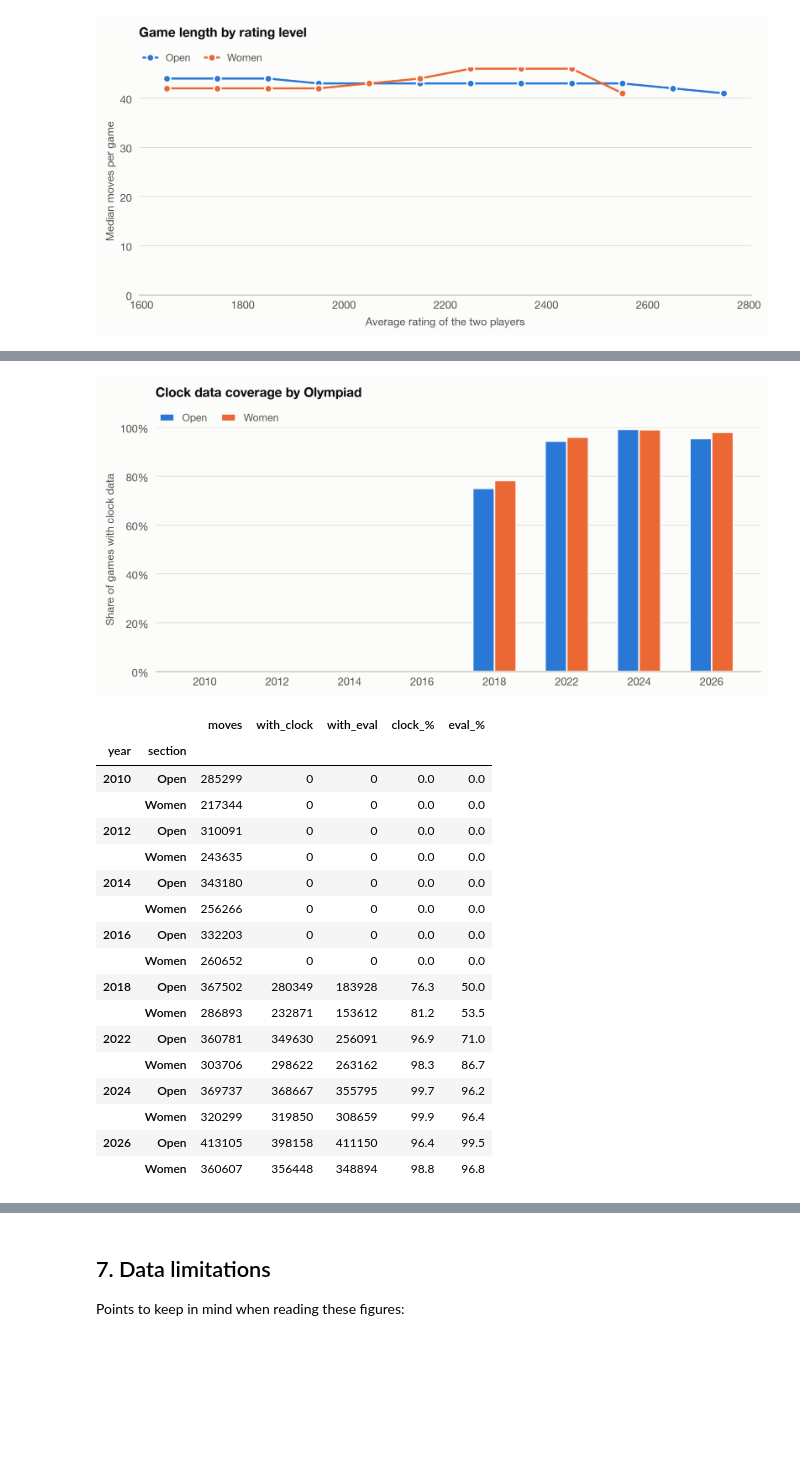
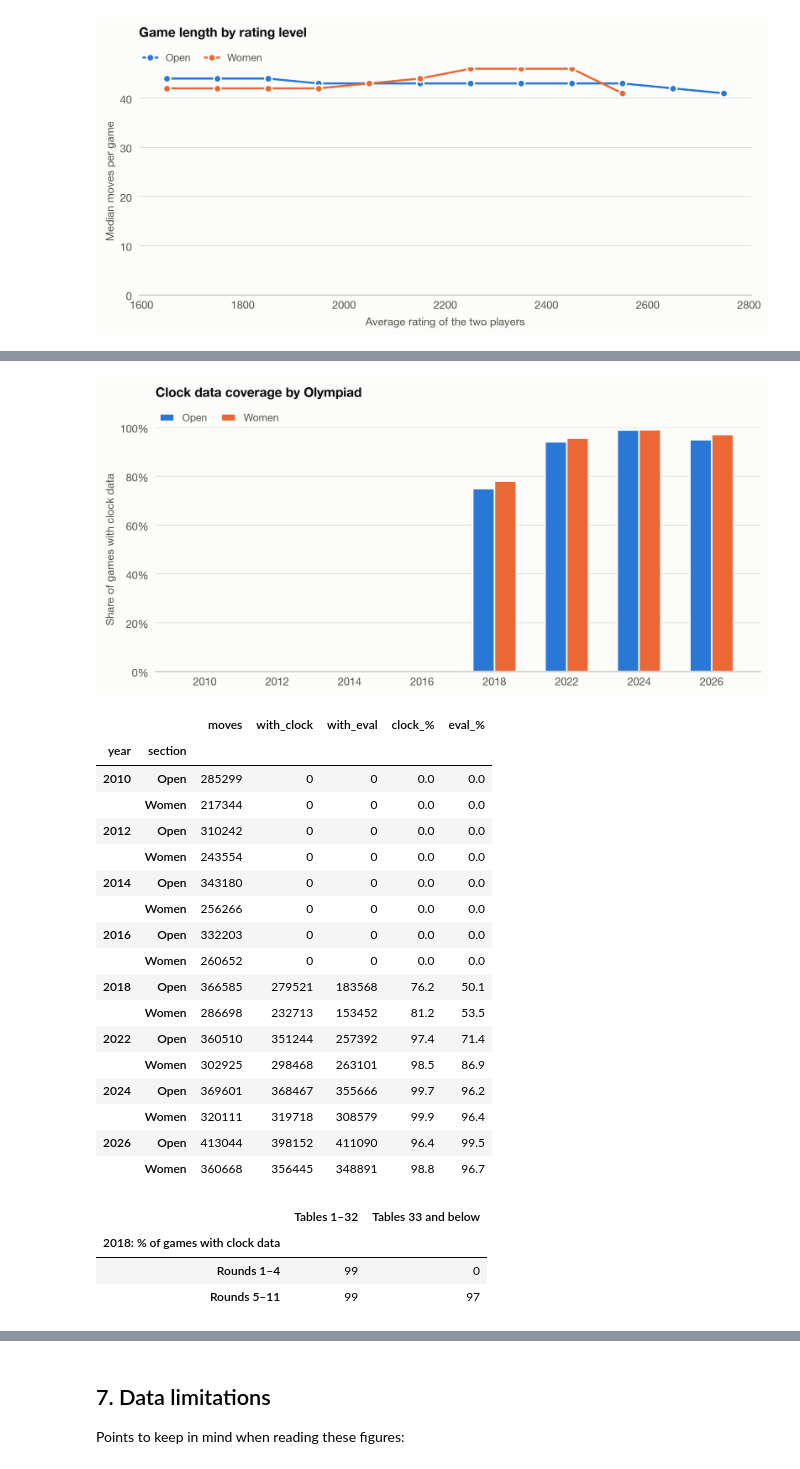
Before and after one commit to UdaraSandesha/master-thesis, a Jupyter notebook: notebooks/01_descriptive_statistics.ipynb, the cells around one changed output, grey strips where cells are left out. Cells and saved outputs as stored; diff of their text form; code cells hidden in the pictures; blank space fills up the shorter version.

```diff
--- a/notebooks/01_descriptive_statistics.ipynb
+++ b/notebooks/01_descriptive_statistics.ipynb
@@ -98,7 +103,8 @@ games = query("""
            g.white_id, g.black_id, tw.name AS white_team, tb.name AS black_team,
            NULLIF(g.white_elo, 0) AS white_elo, NULLIF(g.black_elo, 0) AS black_elo,
            g.white_title, g.black_title, g.result, g.white_score::float8 AS white_score,
-           g.eco, g.n_plies, g.has_clocks, g.end_elapsed_s
+           g.eco, g.n_plies, g.board_source, g.lichess_url IS NOT NULL AS has_lichess,
+           g.has_clocks, g.clock_ok, g.end_elapsed_s
     FROM games g
     JOIN matches m USING (match_id)
     JOIN events e USING (event_id)
@@ -133,6 +139,7 @@ summary = pd.DataFrame({
     "Played games": [len(played)],
     "Rated games": [len(rated)],
     "Games with clock data": [int(games.has_clocks.sum())],
+    "Games with clock data that passes all checks": [int(games.clock_ok.sum())],
     "Matches": [games.match_id.nunique()],
     "Olympiads": [games.year.nunique()],
     "Player records": [pd.concat([games.white_id, games.black_id]).nunique()],
@@ -568,13 +576,13 @@ for section in SECTIONS:
     stats = rate_with_ci(rated[rated.section == section], "elo_bin", "draw")
     stats = stats[stats.n >= MIN_GAMES]
     stats["mid"] = stats.elo_bin.apply(lambda b: b.mid).astype(float)
-    line_with_band(ax, stats.mid, stats.rate, stats.ci, SECTION_COLOR[section], section, marker="o")
+    line_with_band(ax, stats.mid, stats.rate, stats.lo, stats.hi, SECTION_COLOR[section], section, marker="o")
     draw_by_elo[section] = stats.set_index("elo_bin")[["rate", "n"]]
 ax.yaxis.set_major_formatter(percent)
 ax.set_ylim(0, None)
 ax.set_xlabel("Average rating of the two players")
 ax.set_ylabel("Draw rate")
-ax.set_title("Draw rate rises with rating (shading: 95% confidence interval)", pad=30)
+ax.set_title("Draw rate rises with rating (shading: 95% interval)", pad=30)
 legend_on_top(ax)
 plt.show()
 display(pd.concat(draw_by_elo, axis=1).round(1))
@@ -604,7 +612,7 @@ fig, ax = plt.subplots()
 gap_table = {}
 for section in SECTIONS:
     stats = rate_with_ci(rated[rated.section == section], "gap_bin", "draw")
-    line_with_band(ax, np.arange(len(stats)), stats.rate, stats.ci, SECTION_COLOR[section], section, marker="o")
+    line_with_band(ax, np.arange(len(stats)), stats.rate, stats.lo, stats.hi, SECTION_COLOR[section], section, marker="o")
     gap_table[section] = stats.set_index("gap_bin")[["rate", "n"]]
 ax.set_xticks(np.arange(len(gap_names)), gap_names)
 ax.yaxis.set_major_formatter(percent)
@@ -690,10 +698,10 @@ known = played[played.board.between(1, 4)]
 board_draws, round_draws = {}, {}
 for section in SECTIONS:
     stats = rate_with_ci(known[known.section == section], "board", "draw")
-    line_with_band(axes[0], stats.board.astype(int), stats.rate, stats.ci, SECTION_COLOR[section], section, marker="o")
+    line_with_band(axes[0], stats.board.astype(int), stats.rate, stats.lo, stats.hi, SECTION_COLOR[section], section, marker="o")
     board_draws[section] = stats.set_index("board").rate
     stats = rate_with_ci(played[played.section == section], "round", "draw")
-    line_with_band(axes[1], stats["round"], stats.rate, stats.ci, SECTION_COLOR[section], section, marker="o")
+    line_with_band(axes[1], stats["round"], stats.rate, stats.lo, stats.hi, SECTION_COLOR[section], section, marker="o")
     round_draws[section] = stats.set_index("round").rate
 axes[0].set_xticks([1, 2, 3, 4])
 axes[0].set_xlabel("Board")
@@ -868,45 +872,56 @@ coverage = query("""
     SELECT e.year, initcap(e.section) AS section,
            count(*) AS moves,
            count(mv.clock_s) AS with_clock,
            count(mv.eval_cp) + count(mv.eval_mate) AS with_eval
     FROM moves mv
     JOIN games g USING (game_id)
     JOIN matches m USING (match_id)
     JOIN events e USING (event_id)
     GROUP BY 1, 2
     ORDER BY 1, 2
 """).astype({"moves": int, "with_clock": int, "with_eval": int}).set_index(["year", "section"])
 coverage["clock_%"] = (coverage.with_clock / coverage.moves * 100).round(1)
 coverage["eval_%"] = (coverage.with_eval / coverage.moves * 100).round(1)
 
 game_cover = games.groupby(["year", "section"]).has_clocks.mean().unstack()[SECTIONS] * 100
 fig, ax = plt.subplots()
 grouped_columns(ax, game_cover, SECTION_COLOR)
 ax.yaxis.set_major_formatter(percent)
 ax.set_ylim(0, 100)
 ax.set_ylabel("Share of games with clock data")
 ax.set_title("Clock data coverage by Olympiad", pad=30)
 legend_on_top(ax)
 plt.show()
 display(coverage)
+
+# 2018 is not covered evenly: the broadcast of rounds 1-4 only has the top 32 tables
+y2018 = games[games.year == 2018].assign(
+    rounds=lambda d: np.where(d["round"] <= 4, "Rounds 1–4", "Rounds 5–11"),
+    tables=lambda d: np.where(d.match_no <= 32, "Tables 1–32", "Tables 33 and below"))
+display((y2018.groupby(["rounds", "tables"]).has_clocks.mean().unstack() * 100).round(0).astype(int)
+        .rename_axis(index="2018: % of games with clock data", columns=None))
 # %% [output]
 [figure]
 |  |  | moves | with_clock | with_eval | clock_% | eval_% |
 | year | section |  |  |  |  |  |
 | 2010 | Open | 285299 | 0 | 0 | 0.0 | 0.0 |
 |  | Women | 217344 | 0 | 0 | 0.0 | 0.0 |
-| 2012 | Open | 310091 | 0 | 0 | 0.0 | 0.0 |
-|  | Women | 243635 | 0 | 0 | 0.0 | 0.0 |
+| 2012 | Open | 310242 | 0 | 0 | 0.0 | 0.0 |
+|  | Women | 243554 | 0 | 0 | 0.0 | 0.0 |
 | 2014 | Open | 343180 | 0 | 0 | 0.0 | 0.0 |
 |  | Women | 256266 | 0 | 0 | 0.0 | 0.0 |
 | 2016 | Open | 332203 | 0 | 0 | 0.0 | 0.0 |
 |  | Women | 260652 | 0 | 0 | 0.0 | 0.0 |
-| 2018 | Open | 367502 | 280349 | 183928 | 76.3 | 50.0 |
-|  | Women | 286893 | 232871 | 153612 | 81.2 | 53.5 |
-| 2022 | Open | 360781 | 349630 | 256091 | 96.9 | 71.0 |
-|  | Women | 303706 | 298622 | 263162 | 98.3 | 86.7 |
-| 2024 | Open | 369737 | 368667 | 355795 | 99.7 | 96.2 |
-|  | Women | 320299 | 319850 | 308659 | 99.9 | 96.4 |
-| 2026 | Open | 413105 | 398158 | 411150 | 96.4 | 99.5 |
-|  | Women | 360607 | 356448 | 348894 | 98.8 | 96.8 |
+| 2018 | Open | 366585 | 279521 | 183568 | 76.2 | 50.1 |
+|  | Women | 286698 | 232713 | 153452 | 81.2 | 53.5 |
+| 2022 | Open | 360510 | 351244 | 257392 | 97.4 | 71.4 |
+|  | Women | 302925 | 298468 | 263101 | 98.5 | 86.9 |
+| 2024 | Open | 369601 | 368467 | 355666 | 99.7 | 96.2 |
+|  | Women | 320111 | 319718 | 308579 | 99.9 | 96.4 |
+| 2026 | Open | 413044 | 398152 | 411090 | 96.4 | 99.5 |
+|  | Women | 360668 | 356445 | 348891 | 98.8 | 96.7 |
+|  | Tables 1–32 | Tables 33 and below |
+| 2018: % of games with clock data |  |  |
+| Rounds 1–4 | 99 | 0 |
+| Rounds 5–11 | 99 | 97 |
 # %%
```
Also changed, not shown: parts of 28 cells of this notebook, 10 other files.
